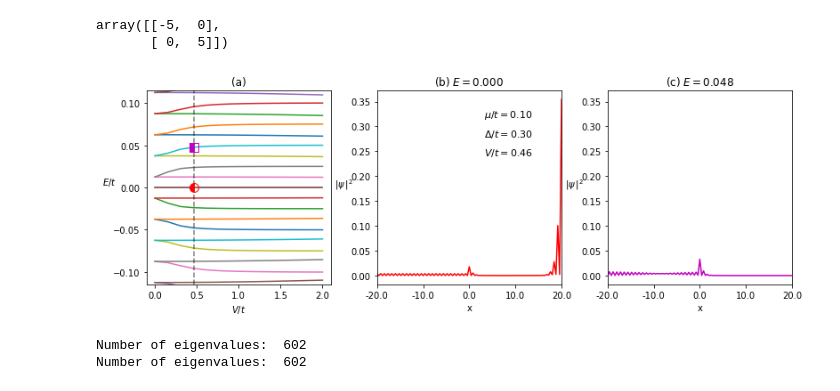
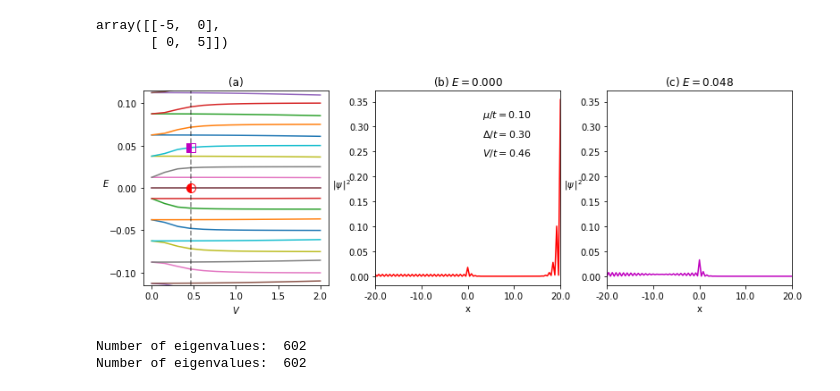
Before and after one commit to LeoFer-Bec/Topo_Supercond_notes, a Jupyter notebook: 5_Entropy_Kitaev_chain_SOC_NW.ipynb, the cells around one changed output. Drawn from its saved outputs; the diff is of its cells as text; code cells hidden in the pictures.

```diff
--- a/5_Entropy_Kitaev_chain_SOC_NW.ipynb
+++ b/5_Entropy_Kitaev_chain_SOC_NW.ipynb
@@ -42,5 +58,5 @@ tauz = np.array([[1,0],[0,-1]])
 # %%
-def Ksystem(aa, LN, LS):
+def Kitaev_syst(aa, LN, LS):
 
     def interval_shape(pos):
         x, = pos
@@ -49,18 +65,18 @@ def Ksystem(aa, LN, LS):
     def onsite(site, mu_sc, mu_n):
         (x,) = site.pos
         if x >= 0:
-            return -mu_sc*tauz
+            return -mu_sc*pauliz
         if x < 0:
-            return -mu_n*tauz
+            return -mu_n*pauliz
 
     def hop(site1, site2, t, Delta, V):
         (x,) = site1.pos
         if x > 0:
-            return -t*tauz  - 1j*Delta*tauy
+            return -t*pauliz  - 1j*Delta*pauliy
         elif x < 0:
-            return -t*tauz
+            return -t*pauliz
         elif x == 0:
-            return -V*tauz
+            return -V*pauliz
 
     lat = kwant.lattice.chain(aa,norbs=2)
     syst = kwant.Builder()
@@ -73,8 +89,8 @@ def Ksystem(aa, LN, LS):
 Ln = 100.0
 Ls = 20.0
 alat = 0.4
-syst = Ksystem(alat,Ln,Ls)
-kwant.plot(syst)
+syst_one = Kitaev_syst(alat,Ln,Ls)
+kwant.plot(syst_one)
 print('Plotting the nodes and vertices of the lattice')
 # %% [output]
 [figure]
@@ -82,7 +98,7 @@ Plotting the nodes and vertices of the lattice
 # %%
 params = dict(t=1,mu_sc=0.2,mu_n=0.0,Delta=1.5, V=5)
 # %%
-ham = syst.hamiltonian_submatrix(params=params, sparse=False)
+ham = syst_one.hamiltonian_submatrix(params=params, sparse=False)
 # %%
 #lattice index corresponding to x=0
 n_0 = int(Ln/alat)
@@ -109,7 +125,7 @@ syst.hamiltonian(i=250,j=249, params=params)
 array([[-5,  0],
        [ 0,  5]])
 # %%
-def E_wvf(mu, supgap, Varr, Va, nn,nrts):
+def E_wvf(syst,mu, supgap, Varr, Va, nn,nrts):
 
     if Va < Varr[0] or Va > Varr[-1]:
         ia = 0
@@ -139,6 +155,7 @@ def E_wvf(mu, supgap, Varr, Va, nn,nrts):
             indarr = np.argsort(Evals)
             Evals = Evals[indarr]
             vlist.append(Evecs[::,indarr])
+            h_site_dim = len(syst.hamiltonian(i=0,j=1, params=params))
         else:
             Evals = eigsh(ham, k=nrts, which='SM', return_eigenvectors=False)
             Evals = np.sort(Evals)
@@ -146,7 +163,7 @@ def E_wvf(mu, supgap, Varr, Va, nn,nrts):
         Elist.append(Evals)
 
     Emtx = np.array(Elist)
-    rho = kwant.operator.Density(syst, np.eye(2))
+    rho = kwant.operator.Density(syst, np.eye(h_site_dim))
 
     site_l = int(round((Ln-Ls)/alat))
     site_r = int(round((Ln+Ls)/alat))
@@ -157,8 +174,8 @@ def E_wvf(mu, supgap, Varr, Va, nn,nrts):
     sub[0].plot(Varr, Emtx)
     sub[0].plot(Varr[ia]*np.ones(7),np.linspace(Edw,Eup,7), '--k', alpha=0.5)
     sub[0].set_ylim(Edw,Eup)
-    sub[0].set_xlabel(r'$V/t$')
-    sub[0].set_ylabel(r'$E/t$', rotation='horizontal')
+    sub[0].set_xlabel(r'$V$')
+    sub[0].set_ylabel(r'$E$', rotation='horizontal')
     sub[0].set_title(ttlist[0])
     nhlf = int(0.5*nrts)
     for jj in range(2):
@@ -186,13 +203,13 @@ def E_wvf(mu, supgap, Varr, Va, nn,nrts):
 # %%
 sc_mu = 0.1
 sc_gap = 0.3
 arrV = np.linspace(0,2.0,14)
 V_linecut = 0.5
 n_state = 4
 n_roots = 50
-E_wvf(sc_mu,sc_gap, arrV,V_linecut,n_state,n_roots)
+E_wvf(syst_one, sc_mu,sc_gap, arrV,V_linecut,n_state,n_roots)
 # %% [output]
-[figure, old version]
+[figure, new version]
 # %%
 params['Delta'] = 1.5
 # %%
```
Also changed, not shown: parts of 43 cells of this notebook.
